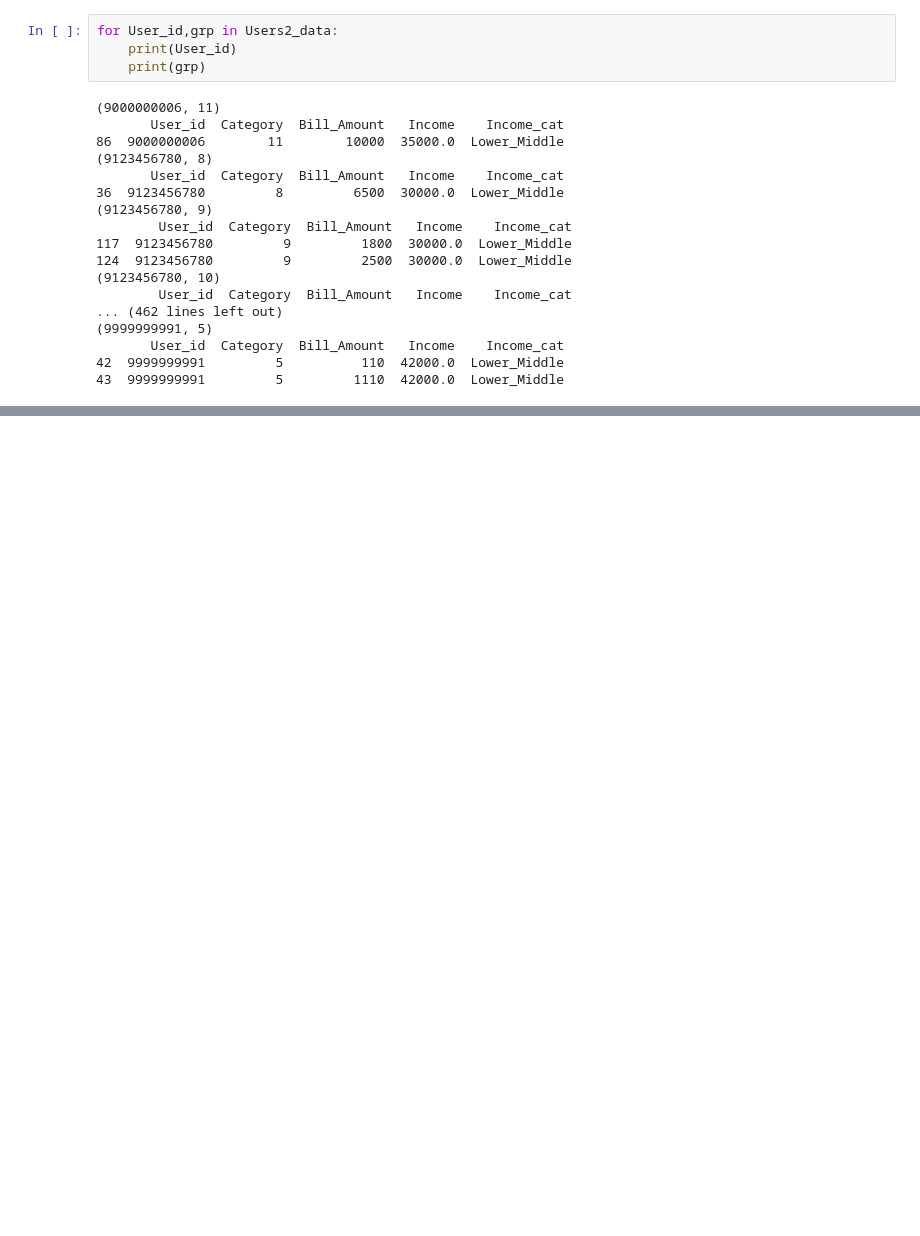
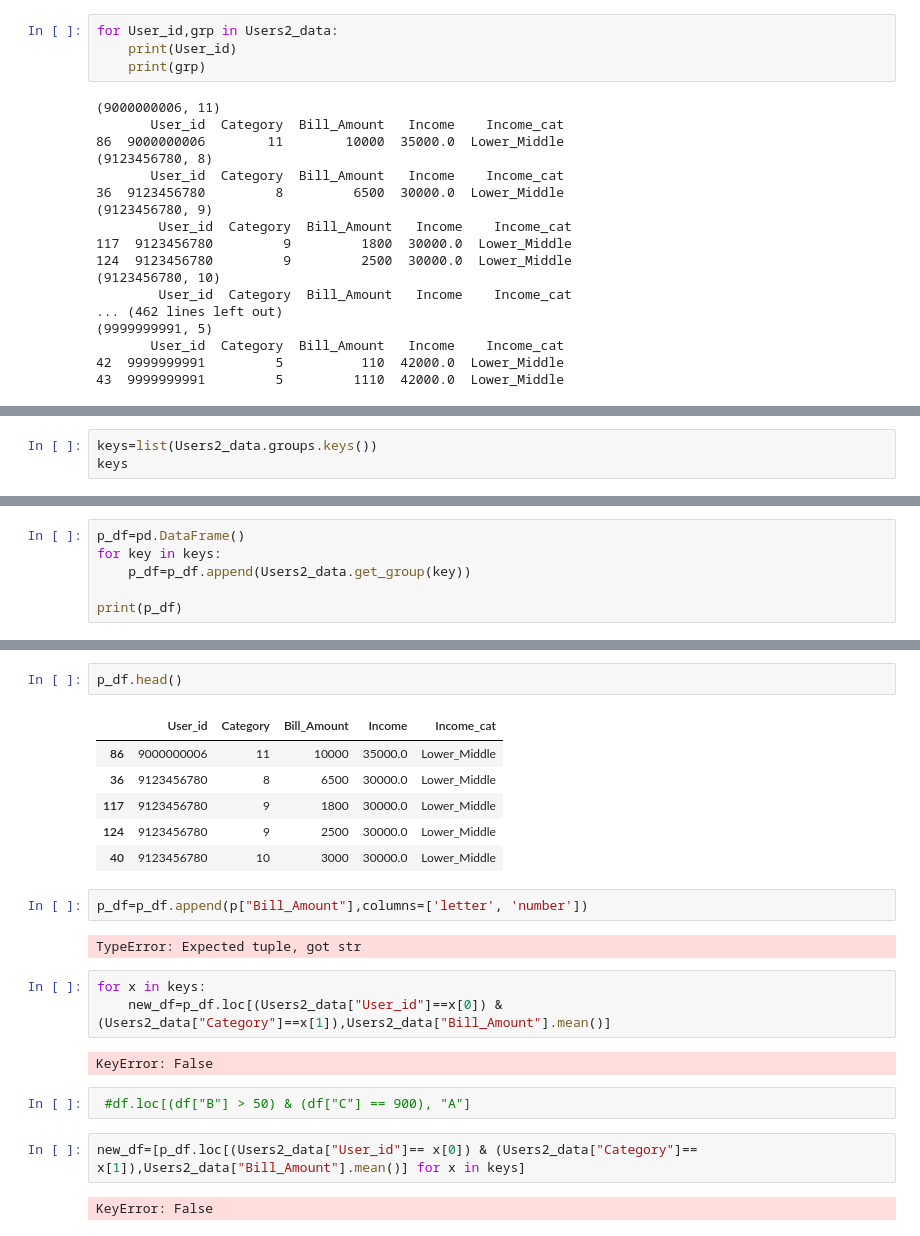
Before and after one commit to sindhushap/My_First_project1, a Jupyter notebook: Data_science_25.26.ipynb, the cells around one changed output, grey strips where cells are left out. Drawn from its saved outputs; the diff is of its cells as text; blank space fills up the shorter version.

```diff
--- a/Data_science_25.26.ipynb
+++ b/Data_science_25.26.ipynb
@@ -370,0 +389,3 @@ for User_id,grp in Users2_data:
+# %%
+keys=list(Users2_data.groups.keys())
+keys
@@ -370,0 +434,6 @@ for User_id,grp in Users2_data:
+# %%
+p_df=pd.DataFrame()
+for key in keys:
+    p_df=p_df.append(Users2_data.get_group(key))
+
+print(p_df)
@@ -370,0 +458,24 @@ for User_id,grp in Users2_data:
+# %%
+p_df.head()
+# %% [output]
+|  | User_id | Category | Bill_Amount | Income | Income_cat |
+| 86 | 9000000006 | 11 | 10000 | 35000.0 | Lower_Middle |
+| 36 | 9123456780 | 8 | 6500 | 30000.0 | Lower_Middle |
+| 117 | 9123456780 | 9 | 1800 | 30000.0 | Lower_Middle |
+| 124 | 9123456780 | 9 | 2500 | 30000.0 | Lower_Middle |
+| 40 | 9123456780 | 10 | 3000 | 30000.0 | Lower_Middle |
+# %%
+p_df=p_df.append(p["Bill_Amount"],columns=['letter', 'number'])
+# %% [output]
+TypeError: Expected tuple, got str
+# %%
+for x in keys:
+    new_df=p_df.loc[(Users2_data["User_id"]==x[0]) & (Users2_data["Category"]==x[1]),Users2_data["Bill_Amount"].mean()]
+# %% [output]
+KeyError: False
+# %%
+ #df.loc[(df["B"] > 50) & (df["C"] == 900), "A"]
+# %%
+new_df=[p_df.loc[(Users2_data["User_id"]== x[0]) & (Users2_data["Category"]== x[1]),Users2_data["Bill_Amount"].mean()] for x in keys]
+# %% [output]
+KeyError: False
```
Also changed, not shown: parts of 15 cells of this notebook.
